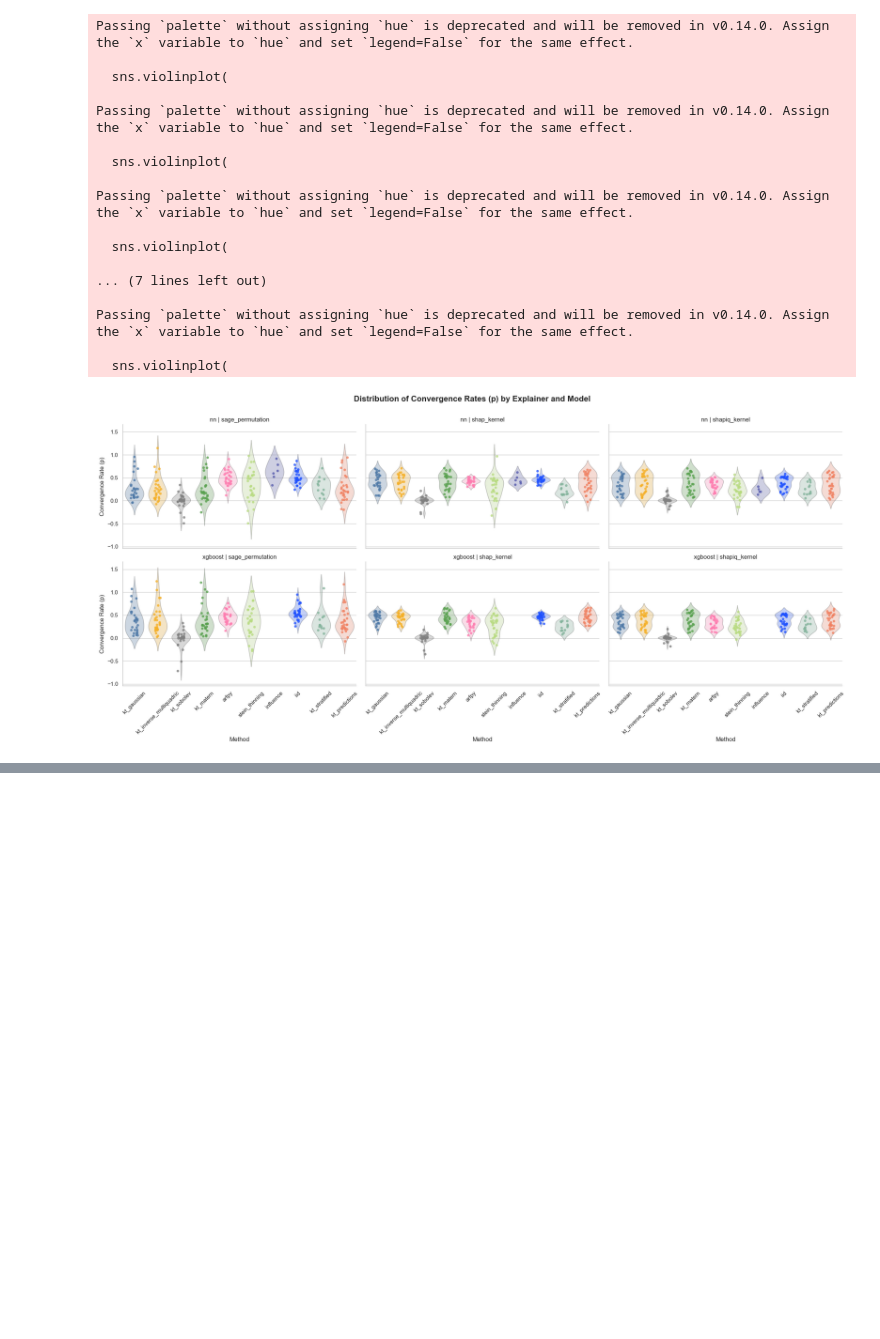
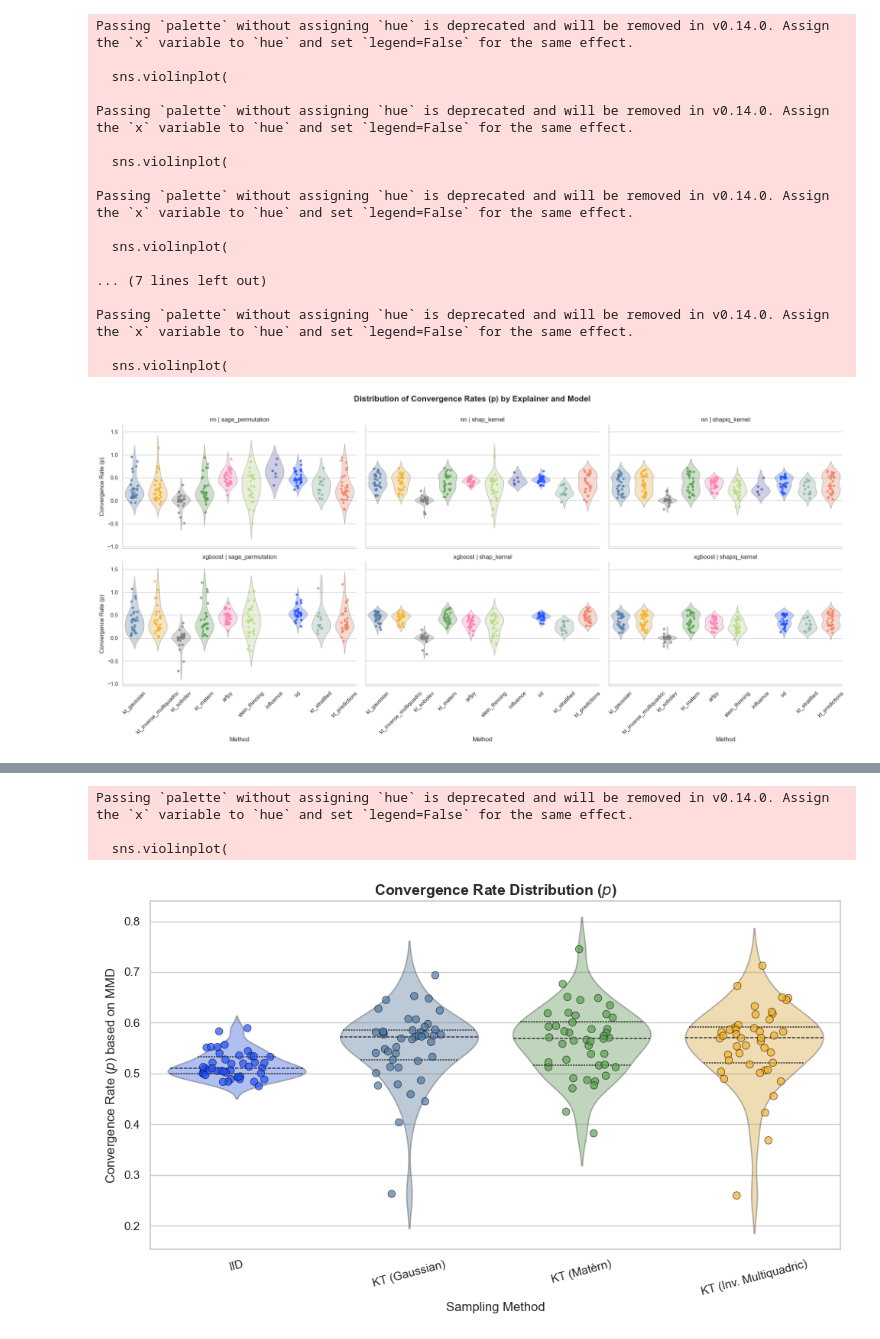
Before and after one commit to kateqwerty001/bsc-compress-then-explain, a Jupyter notebook: visualizations/rates.ipynb, the cells around one changed output, grey strips where cells are left out. Saved outputs shown, nothing was run; the diff lists cells and outputs as text; code cells hidden in the pictures; blank space fills up the shorter version.

```diff
--- a/visualizations/rates.ipynb
+++ b/visualizations/rates.ipynb
@@ -777,0 +908,11 @@ Passing `palette` without assigning `hue` is deprecated and will be removed in v
+# %%
+target_methods = ["iid", "kt_gaussian", "kt_matern", "kt_inverse_multiquadric"]
+target_explainers = ["sage_permutation", "expected_gradients"]
+
+coeffs_subset = coeffs_df[
+    (coeffs_df["model_name"] == "nn") &
+    (coeffs_df["method_total"].isin(target_methods)) &
+    (coeffs_df["explainer_total"].isin(target_explainers))
+].copy()
+
+coeffs_subset
@@ -777,0 +933,65 @@ Passing `palette` without assigning `hue` is deprecated and will be removed in v
+# %%
+import os
+import matplotlib.pyplot as plt
+import seaborn as sns
+
+sns.set_theme(style="whitegrid")
+
+method_order = [
+    "iid",
+    "kt_gaussian",
+    "kt_matern",
+    "kt_inverse_multiquadric",
+]
+
+display_names = [
+    "IID",
+    "KT (Gaussian)",
+    "KT (Matèrn)",
+    "KT (Inv. Multiquadric)"
+]
+
+plt.figure(figsize=(10, 6))
+
+sns.violinplot(
+    data=coeffs_subset,
+    x="method_total",
+    y="p",
+    order=method_order,
+    palette=method_colors,
+    inner="quartile",
+    alpha=0.4
+)
+
+sns.stripplot(
+    data=coeffs_subset,
+    x="method_total",
+    y="p",
+    order=method_order,
+    hue="method_total",
+    palette=method_colors,
+    jitter=0.2,
+    size=7,
+    alpha=0.7,
+    edgecolor="black",
+    linewidth=0.5,
+    legend=False
+)
+
+plt.xticks(ticks=range(len(method_order)), labels=display_names, rotation=15)
+
+plt.ylabel("Convergence Rate ($p$) based on MMD", fontsize=12)
+plt.xlabel("Sampling Method", fontsize=12)
+plt.title("Convergence Rate Distribution ($p$)", fontsize=14, fontweight='bold')
+
+plt.tight_layout()
+
+os.makedirs("rates", exist_ok=True)
+plt.savefig("rates/convergence_rate_violin.pdf", bbox_inches="tight", dpi=300)
+
+plt.show()
+# %% [output]
+Passing `palette` without assigning `hue` is deprecated and will be removed in v0.14.0. Assign the `x` variable to `hue` and set `legend=False` for the same effect.
+
+  sns.violinplot(
+[figure, added]
```
Also changed, not shown: parts of 11 cells of this notebook, 14 other files.
